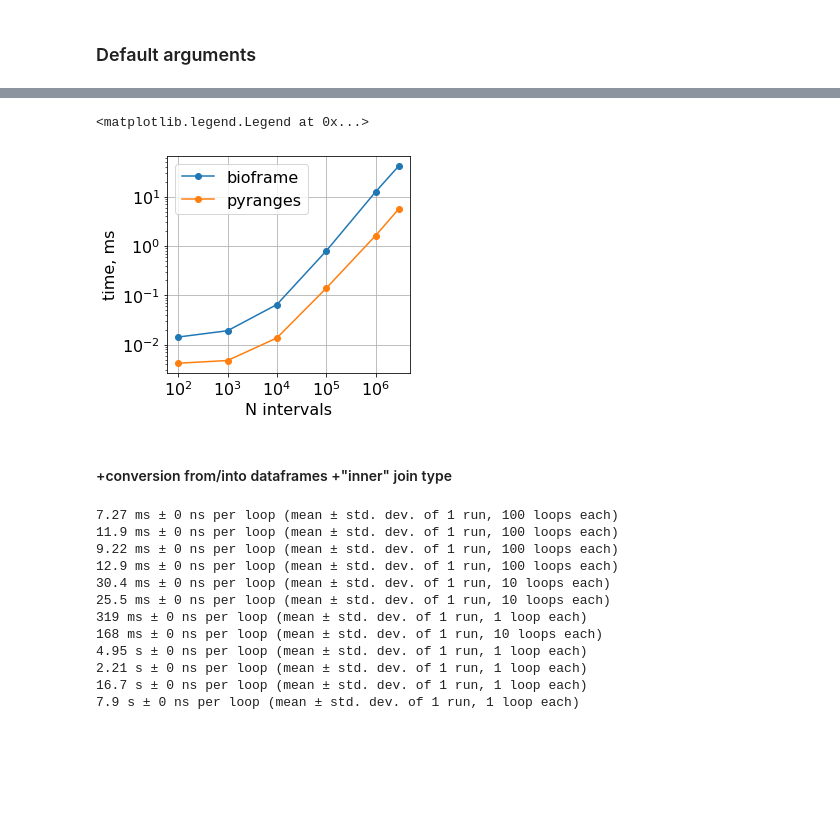
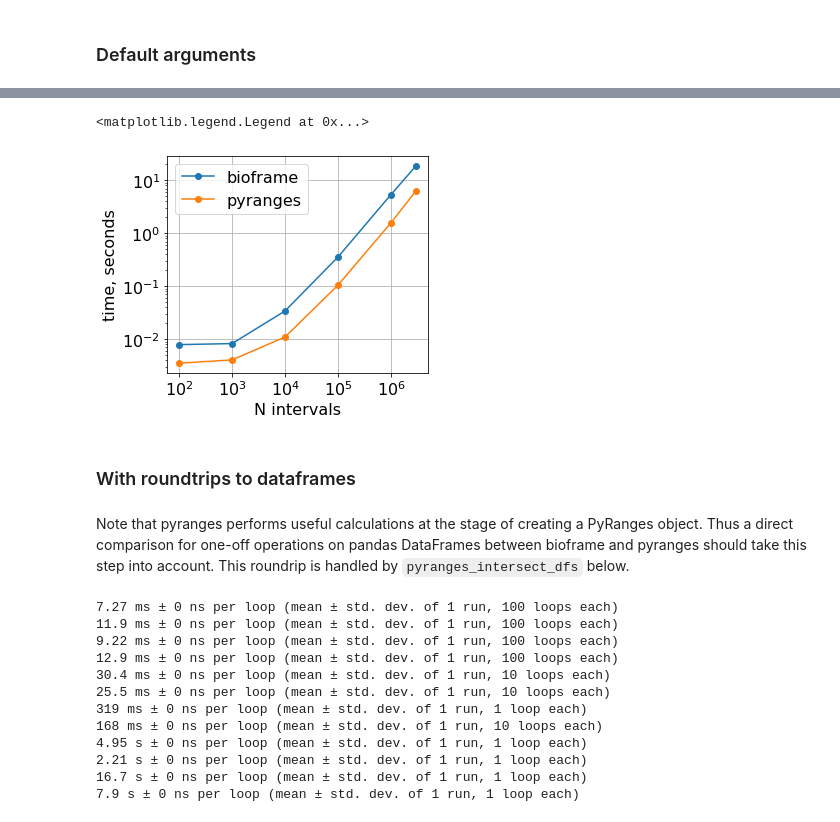
Before and after one commit to open2c/bioframe, a Jupyter notebook: docs/guide-performance.ipynb, the cells around one changed output, grey strips where cells are left out. Cells and saved outputs as stored; diff of their text form; code cells hidden in the pictures; blank space fills up the shorter version.

Commit message:
guide-update-performance

```diff
--- a/docs/guide-performance.ipynb
+++ b/docs/guide-performance.ipynb
@@ -265,6 +262,6 @@ for n in [1e2, 1e3, 1e4, 1e5, 1e6, 3e6]:
     df2 = make_random_intervals(n=n, n_chroms=1)
     pr = df2pr(df)
     pr2 = df2pr(df2)
-    timings_bf[n] = %timeit -o -r 1 bioframe.overlap(df, df2)
-    timings_pr[n] = %timeit -o -r 1 pr.intersect(pr2)
+    timings_bf[n] = %timeit -o -r 1 bioframe.overlap(df, df2,how='inner')
+    timings_pr[n] = %timeit -o -r 1 pr.join(pr2)
 # %% [output]
@@ -283,27 +280,29 @@ for n in [1e2, 1e3, 1e4, 1e5, 1e6, 3e6]:
 # %%
 plt.loglog(
     list(timings_bf.keys()),
     list([r.average for r in timings_bf.values()]),
     'o-',
     label='bioframe'
 )
 plt.loglog(
     list(timings_pr.keys()),
     list([r.average for r in timings_pr.values()]),
     'o-',
     label='pyranges'
 )
 
 plt.gca().set(
     xlabel='N intervals',
-    ylabel='time, ms',
+    ylabel='time, seconds',
     aspect=1.0,
     xticks=10**np.arange(2,6.1)
 )
 plt.grid()
 plt.legend()
 # %% [output]
 <matplotlib.legend.Legend at 0x...>
-[figure, old version]
+[figure, new version]
-# %% [markdown]
-#### +conversion from/into dataframes +"inner" join type
+# %% [markdown]
+### With roundtrips to dataframes
+# %% [markdown]
+Note that pyranges performs useful calculations at the stage of creating a PyRanges object. Thus a direct comparison for one-off operations on pandas DataFrames between bioframe and pyranges should take this step into account. This roundrip is handled by `pyranges_intersect_dfs` below.
```
Also changed, not shown: parts of 37 cells of this notebook.
